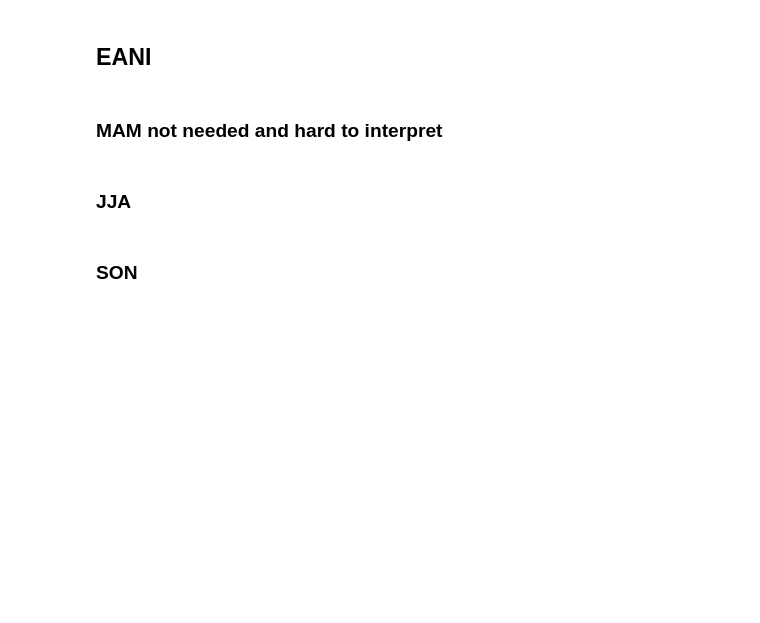
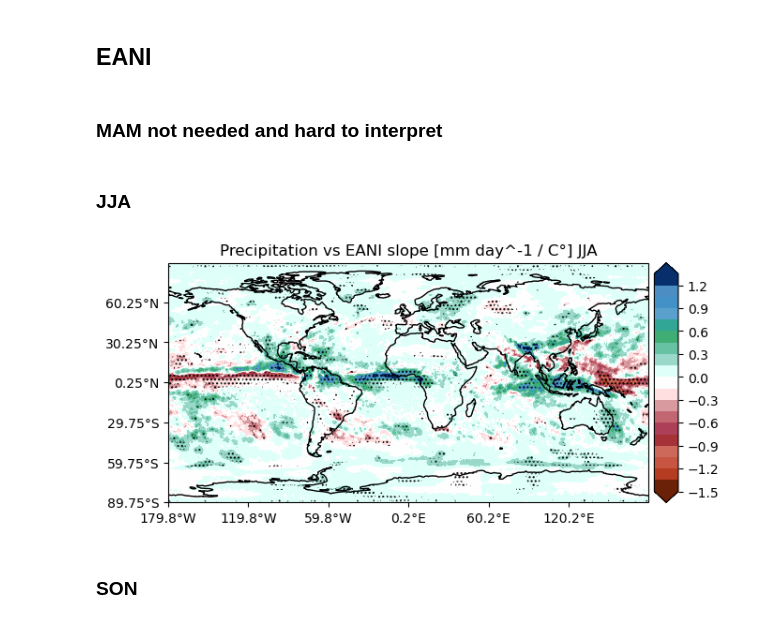
Before and after one commit to allan3prez/ATLN_HG, a Jupyter notebook: Precip_analysis.ipynb, the cells around one changed output. Saved outputs shown, nothing was run; the diff lists cells and outputs as text; code cells hidden in the pictures; blank space fills up the shorter version.

```diff
--- a/Precip_analysis.ipynb
+++ b/Precip_analysis.ipynb
@@ -397,12 +460,10 @@ ds_map(CANIvprecip_son.pvalue, bounds=[179.8, -179.8, 89.75, -89.75],
 # %% [markdown]
 ### JJA
 # %%
-ds_map(EANIvprecip_jja.slope, bounds=[179.8, -179.8, 89.75, -89.75],
+ds_map(EANIvprecip_jja.slope, EANIvprecip_jja.pvalue, bounds=[179.8, -179.8, 89.75, -89.75],
        name='Precipitation vs EANI slope [mm day^-1 / C°] JJA')
-ds_map(EANIvprecip_jja.pvalue, bounds=[179.8, -179.8, 89.75, -89.75],
-       name='Precipitation vs EANI 2-sided p value JJA',
-       lev=np.arange(0, 1, 0.05),
-       color=cmaps.WhiteGreen)
+# %% [output]
+[figure, added]
 # %% [markdown]
 ### SON
 # %%
```
Also changed, not shown: parts of 13 cells of this notebook, 6 other files.
